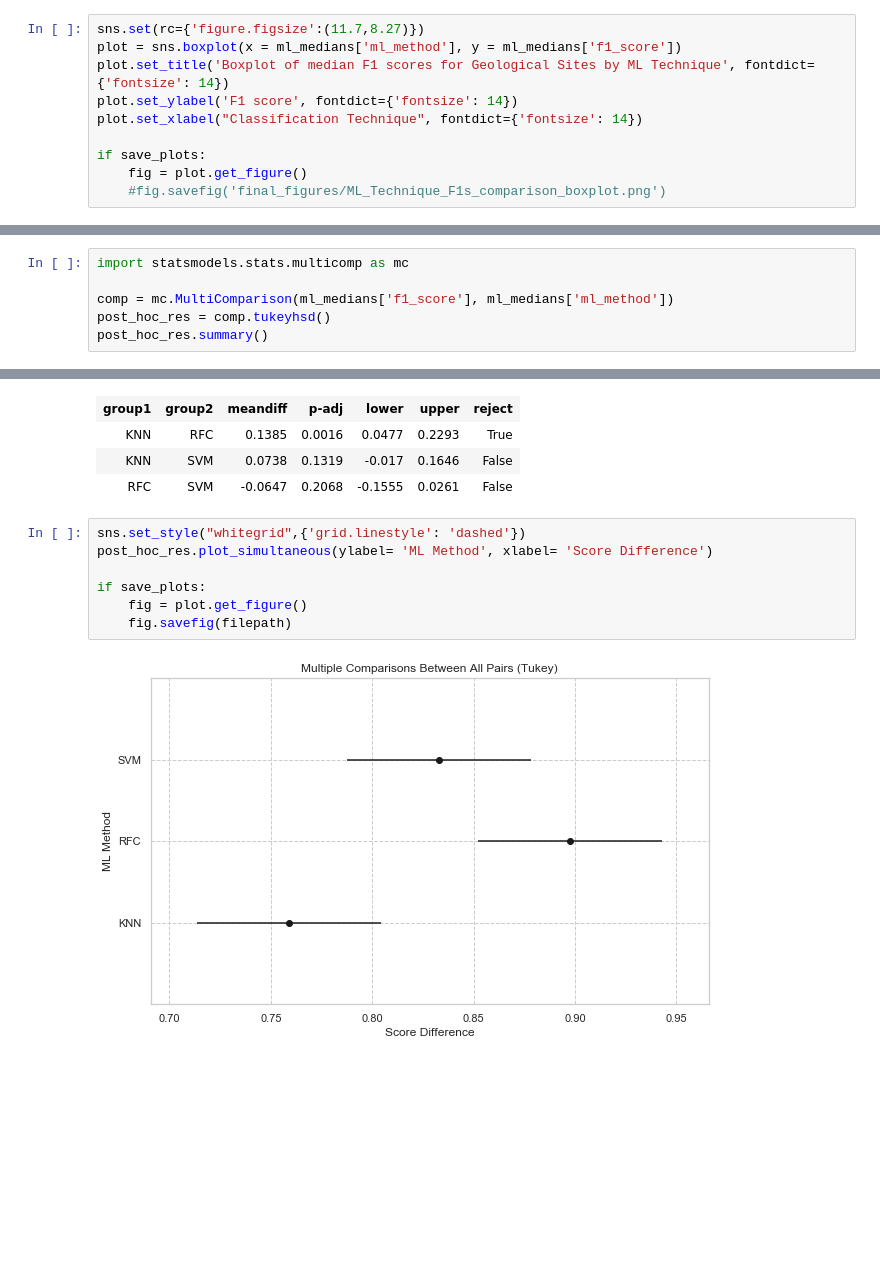
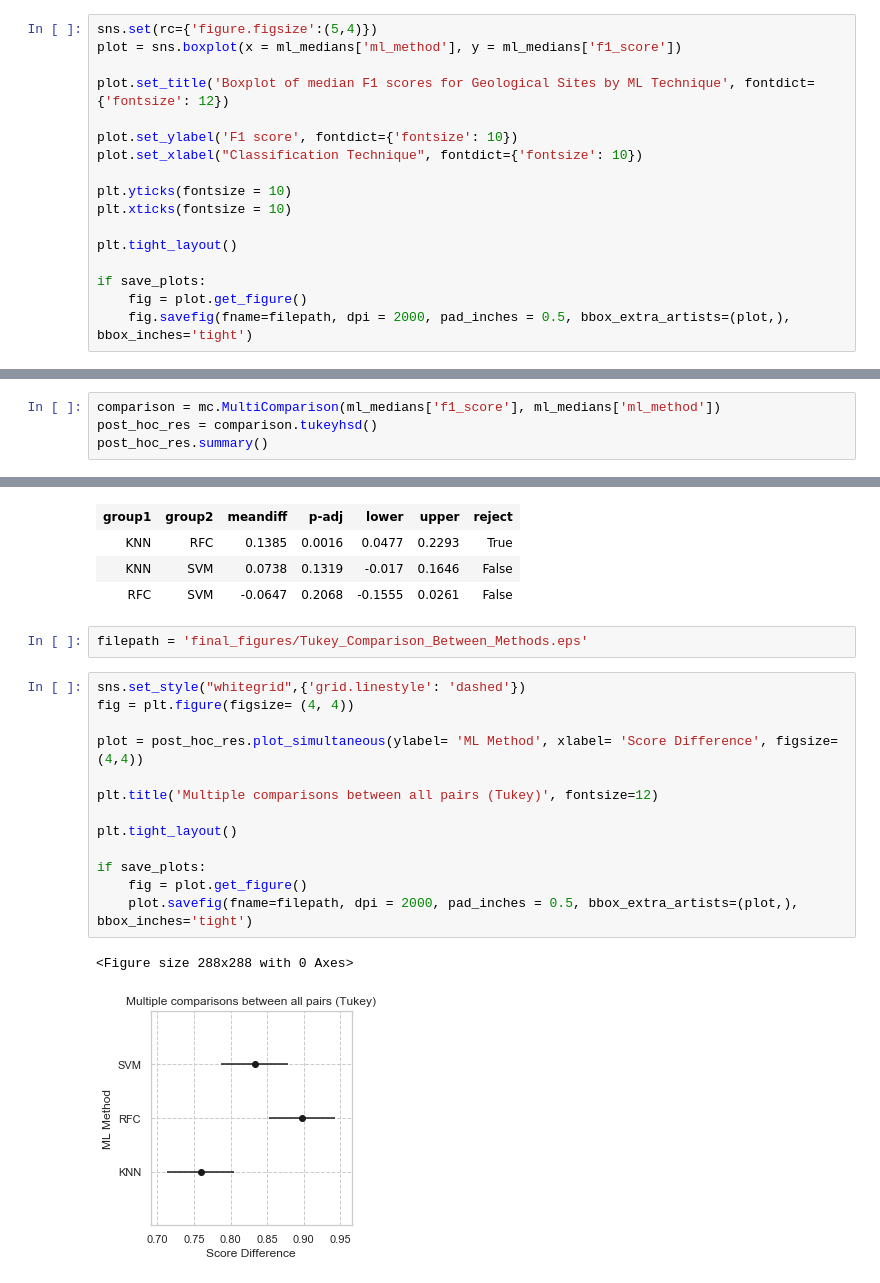
Before and after one commit to Spelaeo123/Machine_Learning, a Jupyter notebook: paper_1_notebooks/9 anova.ipynb, the cells around one changed output, grey strips where cells are left out. Cells and saved outputs as stored; diff of their text form; blank space fills up the shorter version.

```diff
--- a/paper_1_notebooks/9 anova.ipynb
+++ b/paper_1_notebooks/9 anova.ipynb
@@ -69,11 +67,18 @@ dtype: int64
 # %%
-sns.set(rc={'figure.figsize':(11.7,8.27)})
+sns.set(rc={'figure.figsize':(5,4)})
 plot = sns.boxplot(x = ml_medians['ml_method'], y = ml_medians['f1_score'])
-plot.set_title('Boxplot of median F1 scores for Geological Sites by ML Technique', fontdict={'fontsize': 14})
-plot.set_ylabel('F1 score', fontdict={'fontsize': 14})
-plot.set_xlabel("Classification Technique", fontdict={'fontsize': 14})
+
+plot.set_title('Boxplot of median F1 scores for Geological Sites by ML Technique', fontdict={'fontsize': 12})
+
+plot.set_ylabel('F1 score', fontdict={'fontsize': 10})
+plot.set_xlabel("Classification Technique", fontdict={'fontsize': 10})
+
+plt.yticks(fontsize = 10)
+plt.xticks(fontsize = 10)
+
+plt.tight_layout()
 
 if save_plots:
     fig = plot.get_figure()
-    #fig.savefig('final_figures/ML_Technique_F1s_comparison_boxplot.png')
+    fig.savefig(fname=filepath, dpi = 2000, pad_inches = 0.5, bbox_extra_artists=(plot,), bbox_inches='tight')
 # %% [output]
@@ -173,8 +210,6 @@ if save_plots:
 # %%
-import statsmodels.stats.multicomp as mc
-
-comp = mc.MultiComparison(ml_medians['f1_score'], ml_medians['ml_method'])
-post_hoc_res = comp.tukeyhsd()
+comparison = mc.MultiComparison(ml_medians['f1_score'], ml_medians['ml_method'])
+post_hoc_res = comparison.tukeyhsd()
 post_hoc_res.summary()
 # %% [output]
 Multiple Comparison of Means - Tukey HSD, FWER=0.05
@@ -182,12 +217,21 @@ Multiple Comparison of Means - Tukey HSD, FWER=0.05
 | KNN | RFC | 0.1385 | 0.0016 | 0.0477 | 0.2293 | True |
 | KNN | SVM | 0.0738 | 0.1319 | -0.017 | 0.1646 | False |
 | RFC | SVM | -0.0647 | 0.2068 | -0.1555 | 0.0261 | False |
+# %%
+filepath = 'final_figures/Tukey_Comparison_Between_Methods.eps'
 # %%
 sns.set_style("whitegrid",{'grid.linestyle': 'dashed'})
-post_hoc_res.plot_simultaneous(ylabel= 'ML Method', xlabel= 'Score Difference')
+fig = plt.figure(figsize= (4, 4))
+
+plot = post_hoc_res.plot_simultaneous(ylabel= 'ML Method', xlabel= 'Score Difference', figsize=(4,4))
+
+plt.title('Multiple comparisons between all pairs (Tukey)', fontsize=12)
+
+plt.tight_layout()
 
 if save_plots:
     fig = plot.get_figure()
-    fig.savefig(filepath)
+    plot.savefig(fname=filepath, dpi = 2000, pad_inches = 0.5, bbox_extra_artists=(plot,), bbox_inches='tight')
 # %% [output]
+<Figure size 288x288 with 0 Axes>
-[figure, old version]
+[figure, new version]
```
Also changed, not shown: parts of 24 cells of this notebook, 9 other files.
